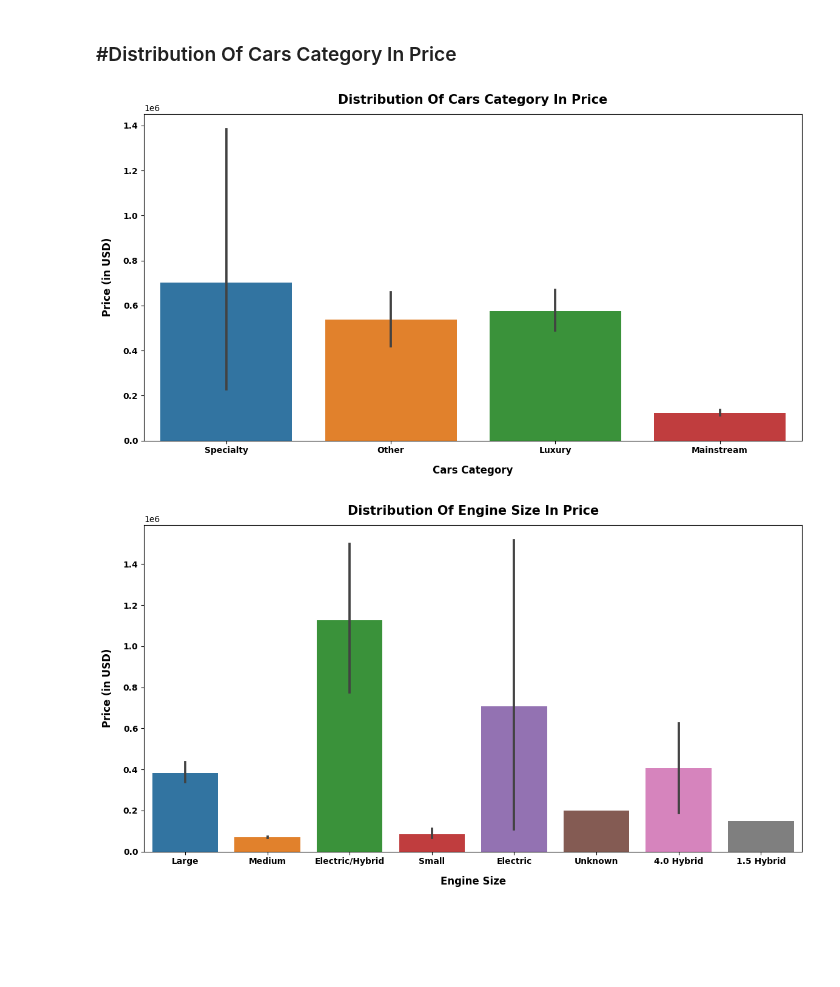
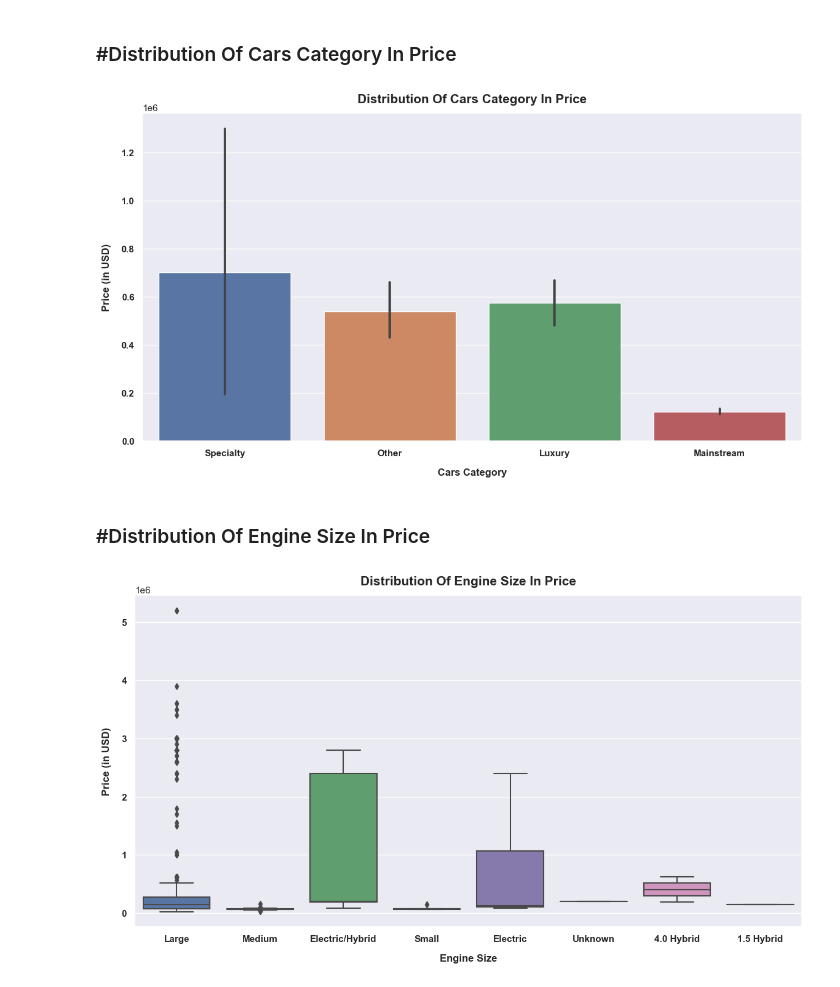
Before and after one commit to hemantgupta9084/Projects, a Jupyter notebook: Sports Car Prices dataset/Sports Car Prices.ipynb, the cells around one changed output. Saved outputs shown, nothing was run; the diff lists cells and outputs as text; code cells hidden in the pictures; blank space fills up the shorter version.

Commit message:
Sports_Car_Prices_Dataset

```diff
--- a/Sports Car Prices dataset/Sports Car Prices.ipynb
+++ b/Sports Car Prices dataset/Sports Car Prices.ipynb
@@ -5,7 +5,7 @@ import pandas as pd
 import numpy as np
 import matplotlib.pyplot as plt
 import seaborn as sns
-# sns.set_theme(color_codes=True)
+sns.set_theme(color_codes=True)
 # %% [markdown]
 ### Import Dataset
 # %%
@@ -297,15 +295,17 @@ plt.xlabel("Cars Category",weight="bold",fontsize=12,labelpad=12)
 plt.ylabel("Price (in USD)",weight="bold",fontsize=12,labelpad=12)
 plt.show()
 # %% [output]
-[figure, old version]
+[figure, new version]
+# %% [markdown]
+### #Distribution Of Engine Size In Price
 # %%
 plt.figure(figsize=(14,7))
-sns.barplot(data=df,x=df["Engine Size (L)"],y=df["Price (in USD)"],order=df["Engine Size (L)"].value_counts().index)
+sns.boxplot(data=df,x=df["Engine Size (L)"],y=df["Price (in USD)"],order=df["Engine Size (L)"].value_counts().index)
 plt.title("Distribution Of Engine Size In Price",fontsize=15,weight="bold",pad=12)
 plt.xticks(weight="bold")
 plt.yticks(weight="bold")
 plt.xlabel("Engine Size",weight="bold",fontsize=12,labelpad=12)
 plt.ylabel("Price (in USD)",weight="bold",fontsize=12,labelpad=12)
 plt.show()
 # %% [output]
-[figure, old version]
+[figure, new version]
```
Also changed, not shown: parts of 4 cells of this notebook.
